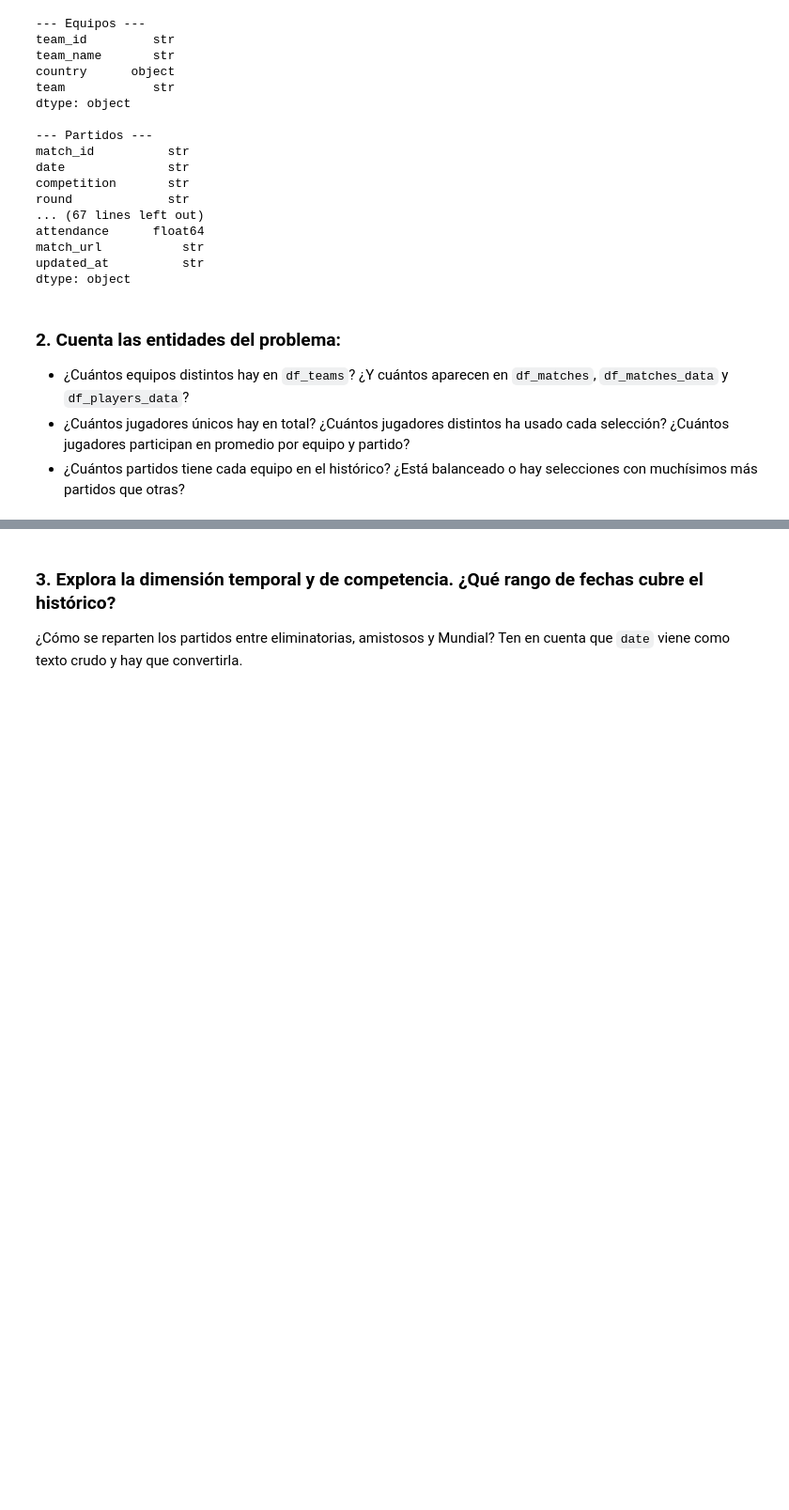
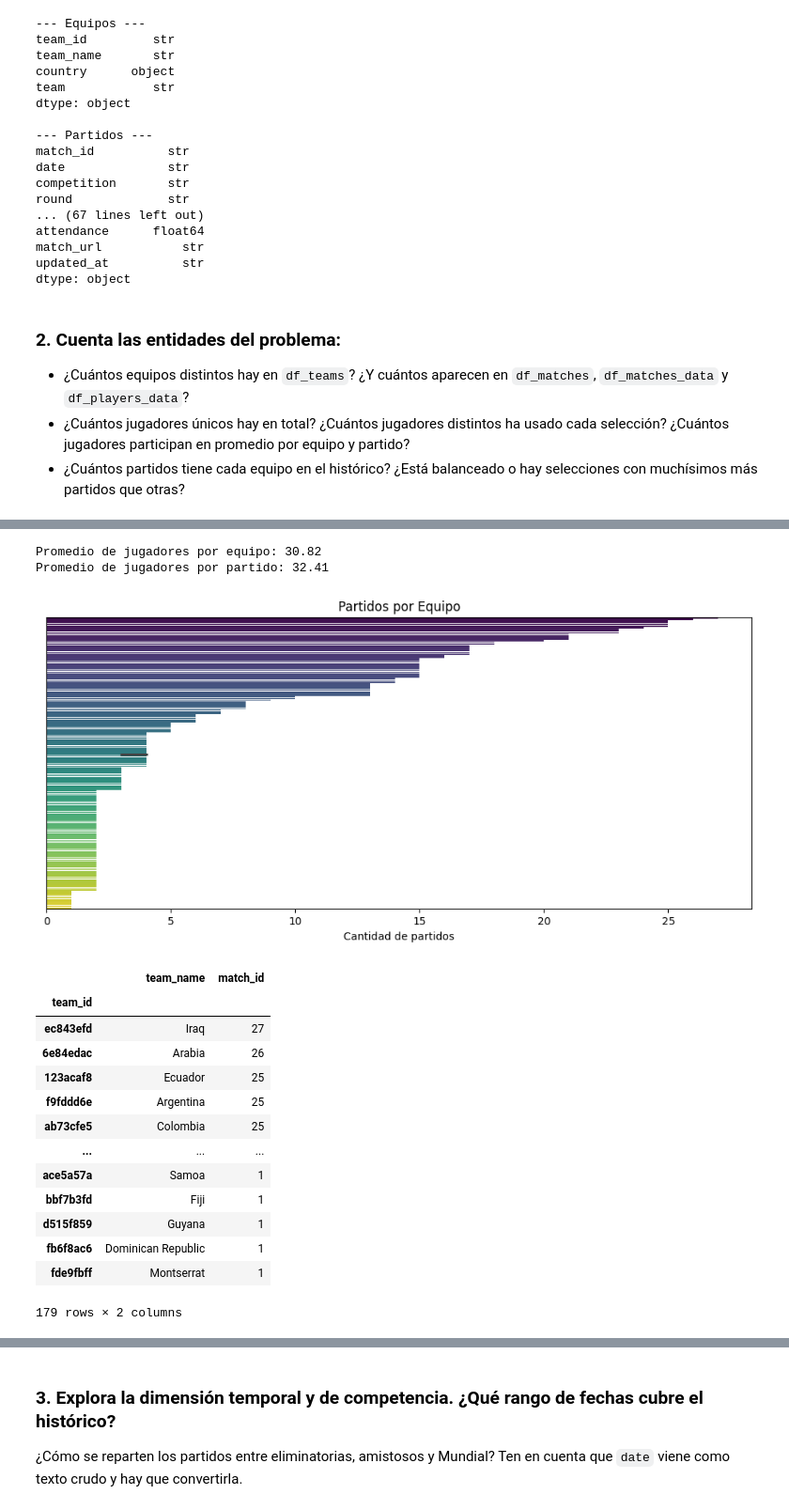
Before and after one commit to antobeni07/Parcial-1_Analitica, a Jupyter notebook: 01_Parcial_Mundial_2026.ipynb, the cells around one changed output, grey strips where cells are left out. Shown at 94% size. Cells and saved outputs as stored; diff of their text form; code cells hidden in the pictures; blank space fills up the shorter version.

```diff
--- a/01_Parcial_Mundial_2026.ipynb
+++ b/01_Parcial_Mundial_2026.ipynb
@@ -581,0 +587,44 @@ Hay 5516 jugadores unicos
+# %%
+print(f"Promedio de jugadores por equipo: {jugadores_por_equipo['Jugadores'].mean():.2f}")
+
+jugadores_por_partido = df_players_data.groupby("match_id").agg({
+    'player_id': 'nunique'
+})
+
+print(f"Promedio de jugadores por partido: {jugadores_por_partido['player_id'].mean():.2f}")
+# %% [output]
+Promedio de jugadores por equipo: 30.82
+Promedio de jugadores por partido: 32.41
+# %%
+partidos_por_equipo = df_players_data.groupby('team_id').agg({
+    'team_name': 'first',
+    'match_id': 'nunique'
+}).sort_values(by='match_id', ascending=False)
+
+plt.figure(figsize=(12,5))
+sns.barplot(x=partidos_por_equipo['match_id'], y=partidos_por_equipo['team_name'], palette="viridis")
+plt.title("Partidos por Equipo")
+plt.xlabel("Cantidad de partidos")
+plt.yticks([])
+plt.ylabel("")
+plt.show()
+
+partidos_por_equipo.describe()
+
+partidos_por_equipo
+# %% [output]
+[figure, added]
+|  | team_name | match_id |
+| team_id |  |  |
+| ec843efd | Iraq | 27 |
+| 6e84edac | Arabia | 26 |
+| 123acaf8 | Ecuador | 25 |
+| f9fddd6e | Argentina | 25 |
+| ab73cfe5 | Colombia | 25 |
+| ... | ... | ... |
+| ace5a57a | Samoa | 1 |
+| bbf7b3fd | Fiji | 1 |
+| d515f859 | Guyana | 1 |
+| fb6f8ac6 | Dominican Republic | 1 |
+| fde9fbff | Montserrat | 1 |
+179 rows × 2 columns
```
Also changed, not shown: parts of 7 cells of this notebook.
